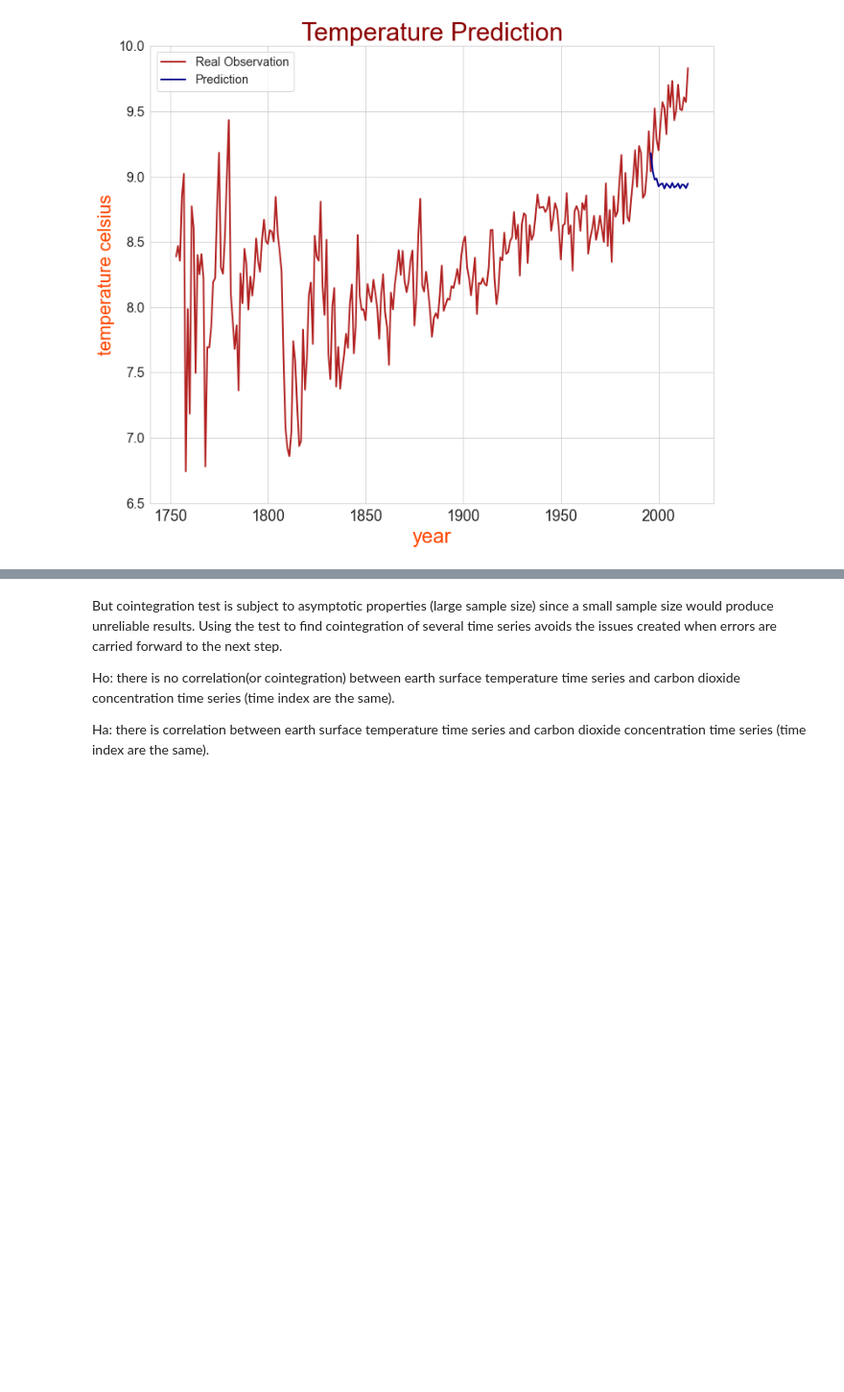
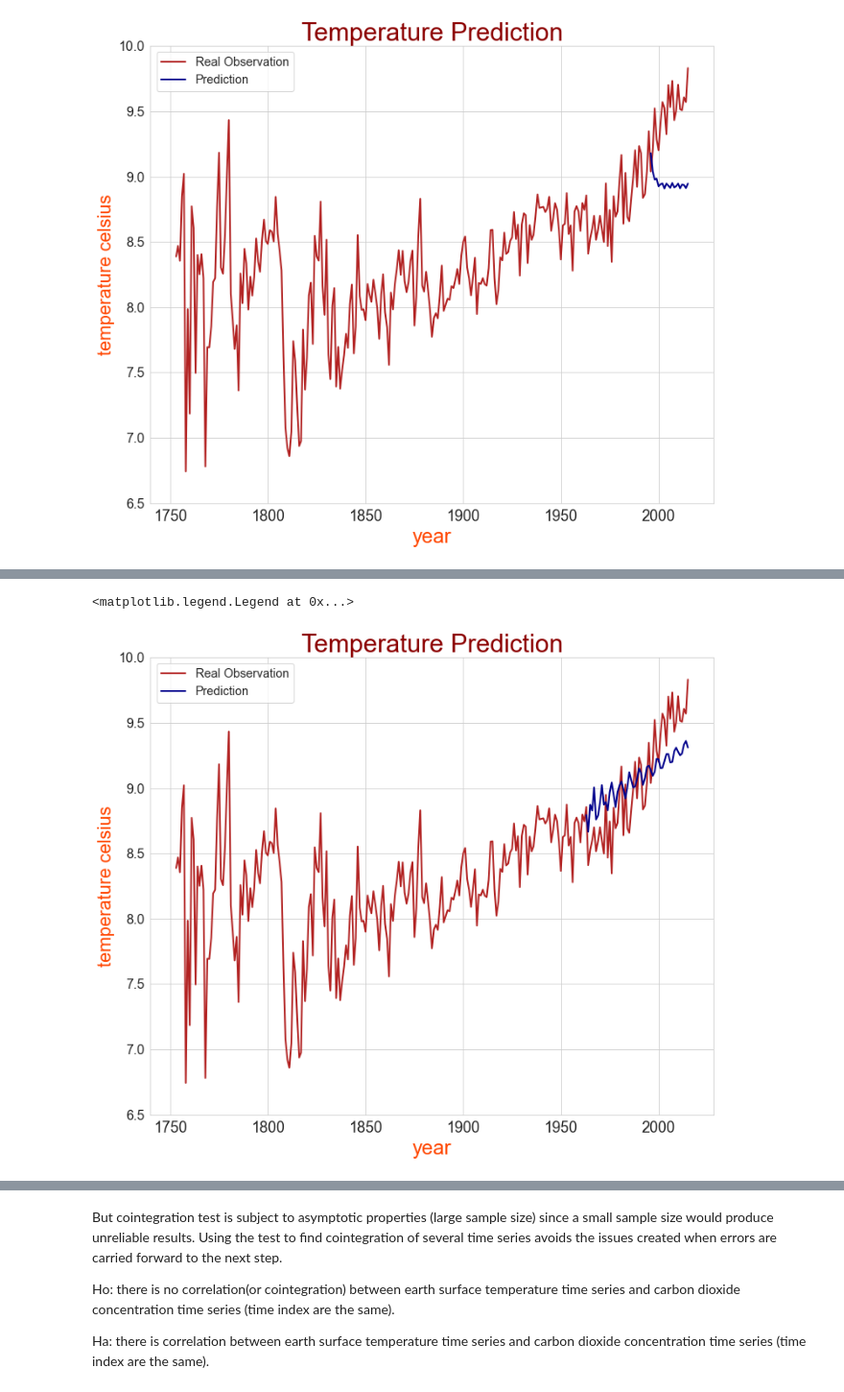
Before and after one commit to chenzhivis/Emission-Control-Global-Warming-Analysis-and-Prediction, a Jupyter notebook: globalwarming.ipynb, the cells around one changed output, grey strips where cells are left out. Shown at 96% size. Cells and saved outputs as stored; diff of their text form; code cells hidden in the pictures; blank space fills up the shorter version.

```diff
--- a/globalwarming.ipynb
+++ b/globalwarming.ipynb
@@ -943,0 +964,4 @@ plt.legend(('Real Observation', 'Prediction'), loc='upper left', fontsize='x-lar
+# %%
+dfy_train = dfy.LandAverageTemperature[:round(len(dfy)*0.8)]
+dfy_test = dfy.LandAverageTemperature[round(len(dfy)*0.8):]
+len(dfy_test)
@@ -943,0 +996,15 @@ plt.legend(('Real Observation', 'Prediction'), loc='upper left', fontsize='x-lar
+# %%
+sarimax_best = sm.tsa.statespace.SARIMAX(endog = dfy_train, order=(7,2,12)).fit()
+# %%
+dfy.plot(figsize=(12,10), linewidth=2, color='firebrick')
+plt.plot(range(1963,2016), sarimax_best.forecast(53), linewidth=2, color='darkblue')
+plt.ylim([6.5,10])
+plt.xlabel('year',fontsize=24, color='orangered')
+plt.ylabel('temperature celsius', fontsize=22, color='orangered')
+plt.xticks(fontsize=18)
+plt.yticks(fontsize=16)
+plt.title('Temperature Prediction', fontsize=30, color='darkred')
+plt.legend(('Real Observation', 'Prediction'), loc='upper left', fontsize='x-large')
+# %% [output]
+<matplotlib.legend.Legend at 0x...>
+[figure, added]
```
Also changed, not shown: parts of 183 cells of this notebook.
